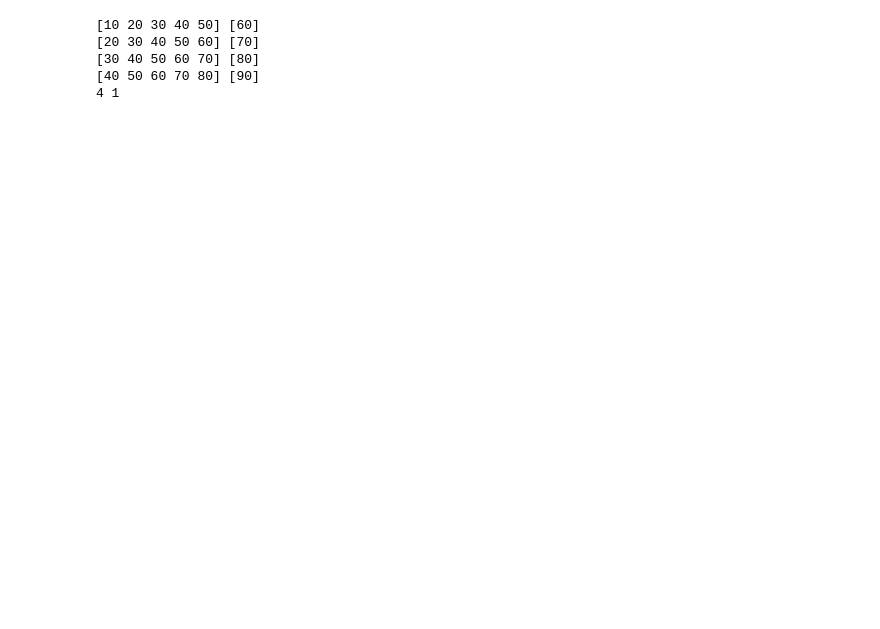
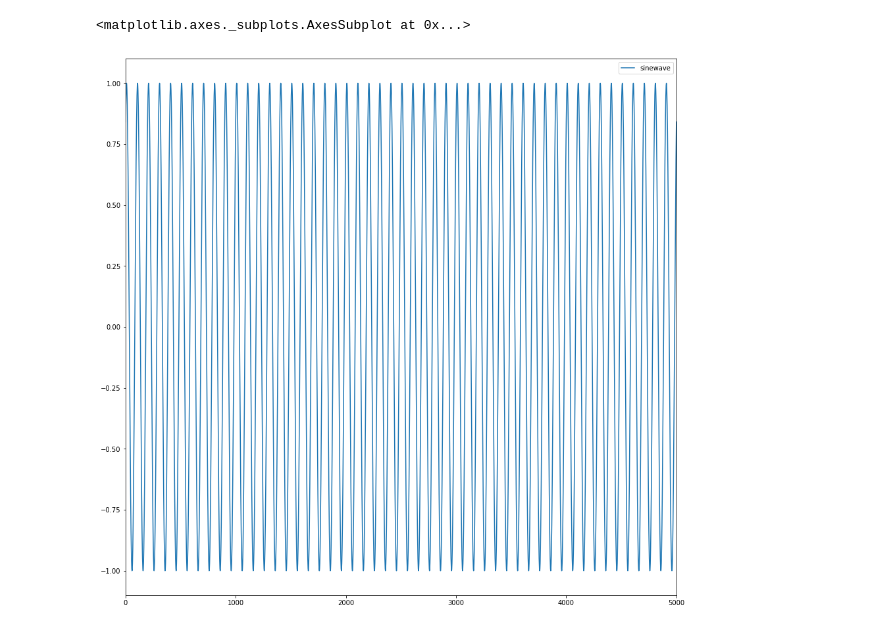
Before and after one commit to swlee052/deep-learning-time-series-anomaly-detection, a Jupyter notebook: DeepAnT_main.ipynb, the cells around one changed output. Saved outputs shown, nothing was run; the diff lists cells and outputs as text; code cells hidden in the pictures; blank space fills up the shorter version.

```diff
--- a/DeepAnT_main.ipynb
+++ b/DeepAnT_main.ipynb
@@ -49,3 +51,11 @@ anm_det_thr = 0.8        # Threshold for classifying anomaly (0.5~0.8)
+# %%
+                """Data loading"""
+df = pd.read_csv('https://raw.githubusercontent.com/swlee23/Deep-Learning-Time-Series-Anomaly-Detection/master/data/sinewave.csv')
+df.head()
+df.plot(figsize=(15,15))
+# %% [output]
+<matplotlib.axes._subplots.AxesSubplot at 0x...>
+[figure, added]
 # %%
               """Data preprocessing"""
 # 1. split a univariate sequence into samples
@@ -64,27 +74,20 @@ def split_sequence(raw_seq, n_steps, prediction_seq_len):
 	return np.array(X), np.array(Y)
 
 # define input sequence
-raw_seq = [10, 20, 30, 40, 50, 60, 70, 80, 90]
+raw_seq = list(df['sinewave'])
 # choose a number of time steps
 n_steps = w
 # choose length of prediction sequence
 prediction_seq_len = p_w
 # split into samples
 X, Y = split_sequence(raw_seq, n_steps, prediction_seq_len)
+batch_size = len(X)
 # summarize the data
-for i in range(len(X)):
-	print(X[i], Y[i])
-
-
+# for i in range(5):
+# 	print(X[i], Y[i])
 
 # 2. reshape from [samples, timesteps] into [samples, timesteps, features]
 n_features = 1
 X = X.reshape((X.shape[0], X.shape[1], n_features))
-# %% [output]
-[10 20 30 40 50] [60]
-[20 30 40 50 60] [70]
-[30 40 50 60 70] [80]
-[40 50 60 70 80] [90]
-4 1
 # %%
               """Generate model for predictor"""
```
Also changed, not shown: parts of 10 cells of this notebook.
